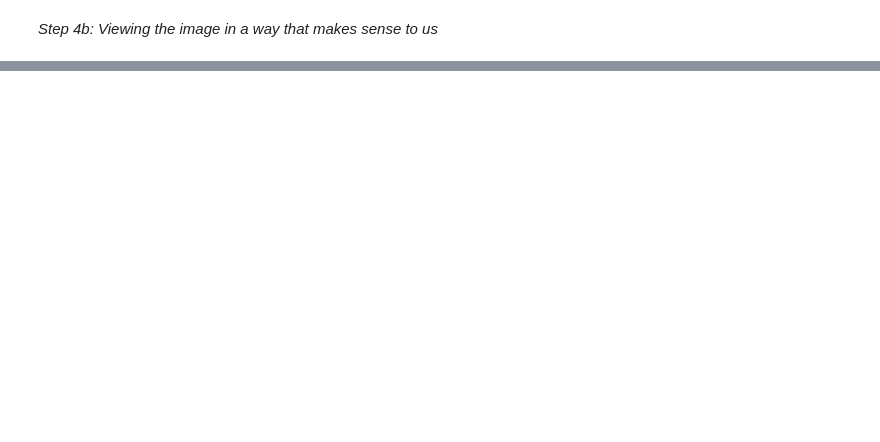
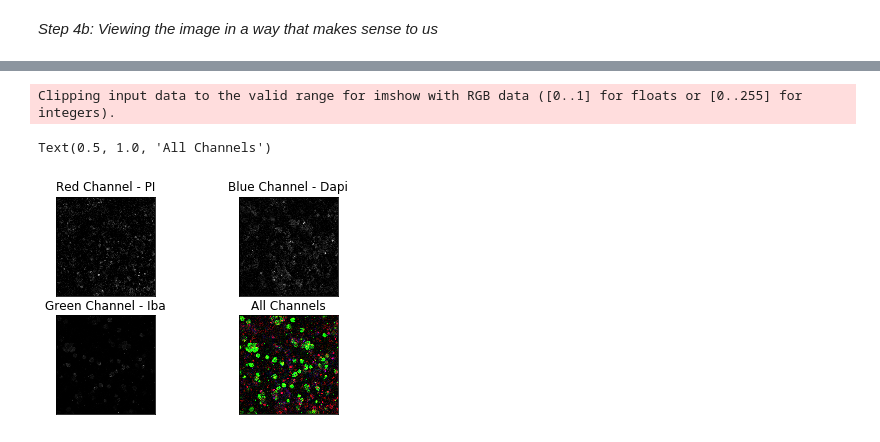
Before and after one commit to Nance-Lab/textile, a Jupyter notebook: modules/module4_iplesson.ipynb, the cells around one changed output, grey strips where cells are left out. Cells and saved outputs as stored; diff of their text form; code cells hidden in the pictures; blank space fills up the shorter version.

```diff
--- a/modules/module4_iplesson.ipynb
+++ b/modules/module4_iplesson.ipynb
@@ -81,0 +155,26 @@ Run the next line of code to get the computers version of these channels
+# %%
+fig, ax = plt.subplots(2,2)
+ax[0,0].imshow(red_cell_im, cmap='gray')
+ax[0,0].get_xaxis().set_visible(False)
+ax[0,0].get_yaxis().set_visible(False)
+ax[0,0].set_title('Red Channel - PI')
+
+
+ax[1,0].imshow(green_cell_im, cmap='gray')
+ax[1,0].get_xaxis().set_visible(False)
+ax[1,0].get_yaxis().set_visible(False)
+ax[1,0].set_title('Green Channel - Iba')
+
+ax[0,1].imshow(blue_cell_im, cmap='gray')
+ax[0,1].get_xaxis().set_visible(False)
+ax[0,1].get_yaxis().set_visible(False)
+ax[0,1].set_title('Blue Channel - Dapi')
+
+ax[1,1].imshow(cell_im)
+ax[1,1].get_xaxis().set_visible(False)
+ax[1,1].get_yaxis().set_visible(False)
+ax[1,1].set_title('All Channels')
+# %% [output]
+Clipping input data to the valid range for imshow with RGB data ([0..1] for floats or [0..255] for integers).
+Text(0.5, 1.0, 'All Channels')
+[figure, added]
```
Also changed, not shown: parts of 13 cells of this notebook.
